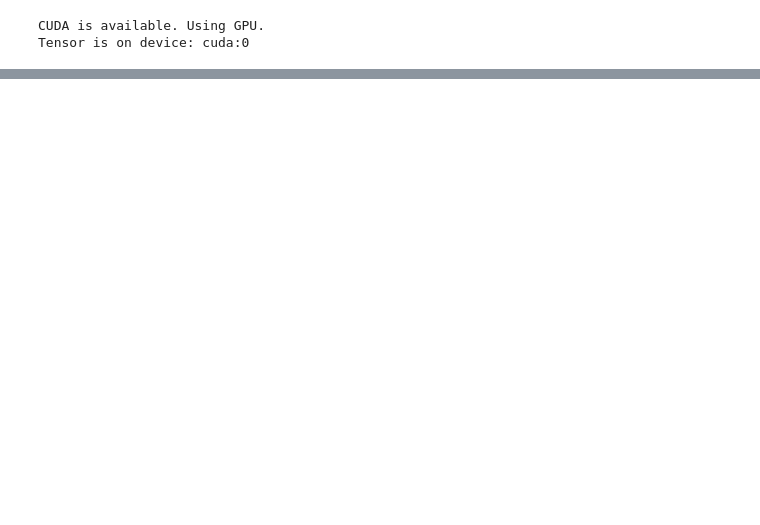
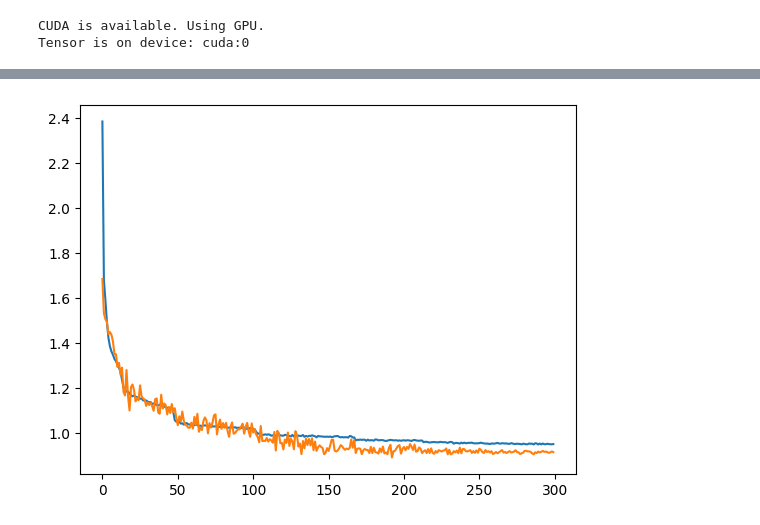
Before and after one commit to filipronn/SEEX30_Cloud_Fog, a Jupyter notebook: parameter_sweeps.ipynb, the cells around one changed output, grey strips where cells are left out. Cells and saved outputs as stored; diff of their text form; code cells hidden in the pictures; blank space fills up the shorter version.

```diff
--- a/parameter_sweeps.ipynb
+++ b/parameter_sweeps.ipynb
@@ -225,0 +202,7 @@ model_metrics
+# %%
+plt.figure()
+plt.plot(model.train_loss.cpu())
+plt.plot(model.val_loss.cpu())
+plt.show()
+# %% [output]
+[figure, added]
```
Also changed, not shown: parts of 6 cells of this notebook, 1 other file.
